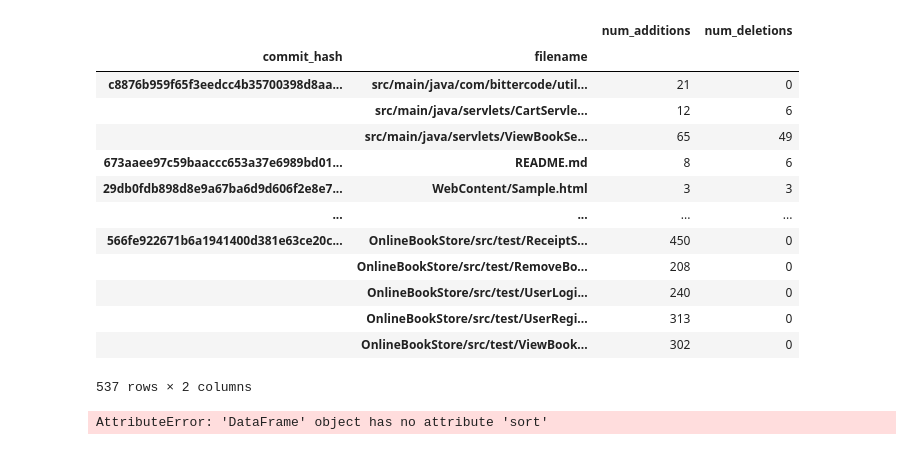
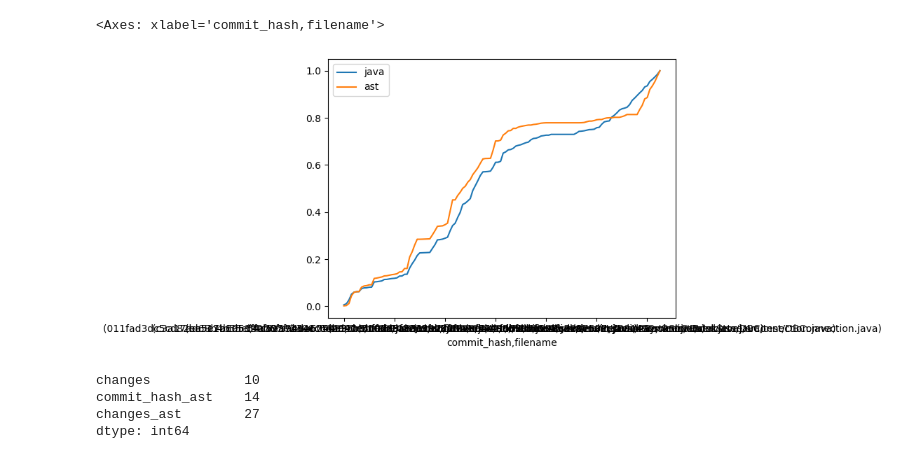
Before and after one commit to lothbrokq/formast, a Jupyter notebook: eval/evaluation.ipynb, the cells around one changed output. Drawn from its saved outputs; the diff is of its cells as text; code cells hidden in the pictures.

```diff
--- a/eval/evaluation.ipynb
+++ b/eval/evaluation.ipynb
@@ -48,25 +114,14 @@ before
+# %%
+df = pd.DataFrame({"java": df_merged.changes, "ast": df_merged.changes_ast})
+(df.cumsum() / df.sum()).plot()
+# %% [output]
+<Axes: xlabel='commit_hash,filename'>
+[figure, added]
 # %%
-after = after.set_index("commit_hash","filename")
-after
+#find størrelsen af filen for at finde en relativ ændring
+(df_merged == 0).sum()
 # %% [output]
-|  |  | num_additions | num_deletions |
-| commit_hash | filename |  |  |
-| c8876b959f65f3eedcc4b35700398d8aa... | src/main/java/com/bittercode/util... | 21 | 0 |
-|  | src/main/java/servlets/CartServle... | 12 | 6 |
-|  | src/main/java/servlets/ViewBookSe... | 65 | 49 |
-| 673aaee97c59baaccc653a37e6989bd01... | README.md | 8 | 6 |
-| 29db0fdb898d8e9a67ba6d9d606f2e8e7... | WebContent/Sample.html | 3 | 3 |
-| ... | ... | ... | ... |
-| 566fe922671b6a1941400d381e63ce20c... | OnlineBookStore/src/test/ReceiptS... | 450 | 0 |
-|  | OnlineBookStore/src/test/RemoveBo... | 208 | 0 |
-|  | OnlineBookStore/src/test/UserLogi... | 240 | 0 |
-|  | OnlineBookStore/src/test/UserRegi... | 313 | 0 |
-|  | OnlineBookStore/src/test/ViewBook... | 302 | 0 |
-537 rows × 2 columns
+changes            10
+commit_hash_ast    14
+changes_ast        27
+dtype: int64
-# %%
-
-# set type of num_additions and num_deletions to int in after, setting bad cases to 0
-after["num_additions"] = pd.to_numeric(after["num_additions"], errors='coerce')
-after["num_deletions"] = pd.to_numeric(after["num_deletions"], errors='coerce')
-# %% [output]
-AttributeError: 'DataFrame' object has no attribute 'sort'
```
Also changed, not shown: parts of 14 cells of this notebook, 3 other files.
